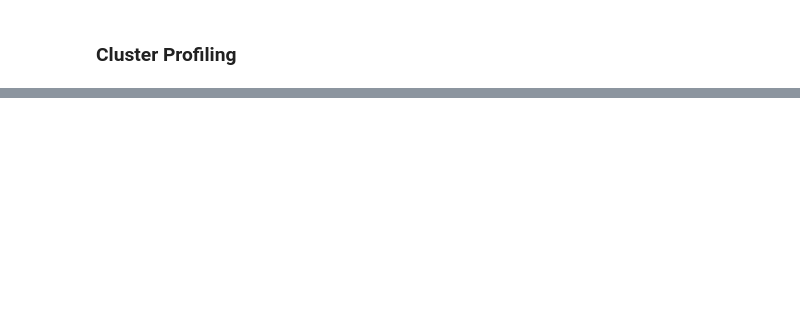
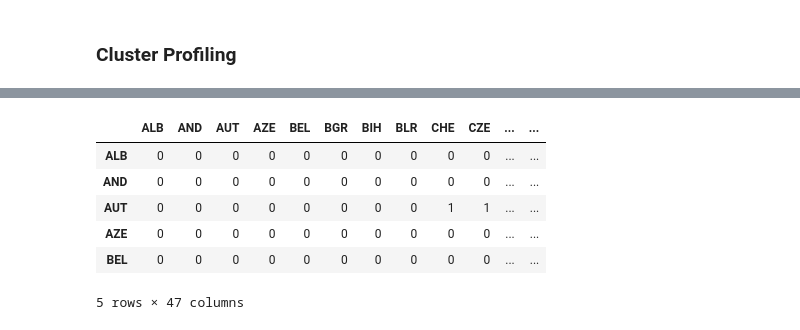
Before and after one commit to Elissadejong/UpRouted, a Jupyter notebook: UpRouted.ipynb, the cells around one changed output, grey strips where cells are left out. Cells and saved outputs as stored; diff of their text form; code cells hidden in the pictures; blank space fills up the shorter version.

```diff
--- a/UpRouted.ipynb
+++ b/UpRouted.ipynb
@@ -911,0 +1067,2 @@ kmeans.inertia_
+# %%
+borders['country_border_code'] = convert_iso2_to_iso3(borders['country_border_code'])
@@ -911,0 +1095,2 @@ kmeans.inertia_
+# %%
+borders_eur = borders[(borders['country_code'].isin(eur_iso_3)) & (borders['country_border_code'].isin(eur_iso_3))]
@@ -911,0 +1176,5 @@ kmeans.inertia_
+# %%
+matrix = pd.crosstab(borders_eur.country_code, borders_eur.country_border_code)
+idx = matrix.columns.union(matrix.index)
+matrix = matrix.reindex(index = idx, columns=idx, fill_value=0)
+print (matrix)
@@ -911,0 +1199,12 @@ kmeans.inertia_
+# %%
+matrix_df = pd.DataFrame(matrix)
+# %%
+matrix_df.head()
+# %% [output]
+|  | ALB | AND | AUT | AZE | BEL | BGR | BIH | BLR | CHE | CZE | ... | ... |
+| ALB | 0 | 0 | 0 | 0 | 0 | 0 | 0 | 0 | 0 | 0 | ... | ... |
+| AND | 0 | 0 | 0 | 0 | 0 | 0 | 0 | 0 | 0 | 0 | ... | ... |
+| AUT | 0 | 0 | 0 | 0 | 0 | 0 | 0 | 0 | 1 | 1 | ... | ... |
+| AZE | 0 | 0 | 0 | 0 | 0 | 0 | 0 | 0 | 0 | 0 | ... | ... |
+| BEL | 0 | 0 | 0 | 0 | 0 | 0 | 0 | 0 | 0 | 0 | ... | ... |
+5 rows × 47 columns
```
Also changed, not shown: parts of 62 cells of this notebook.
